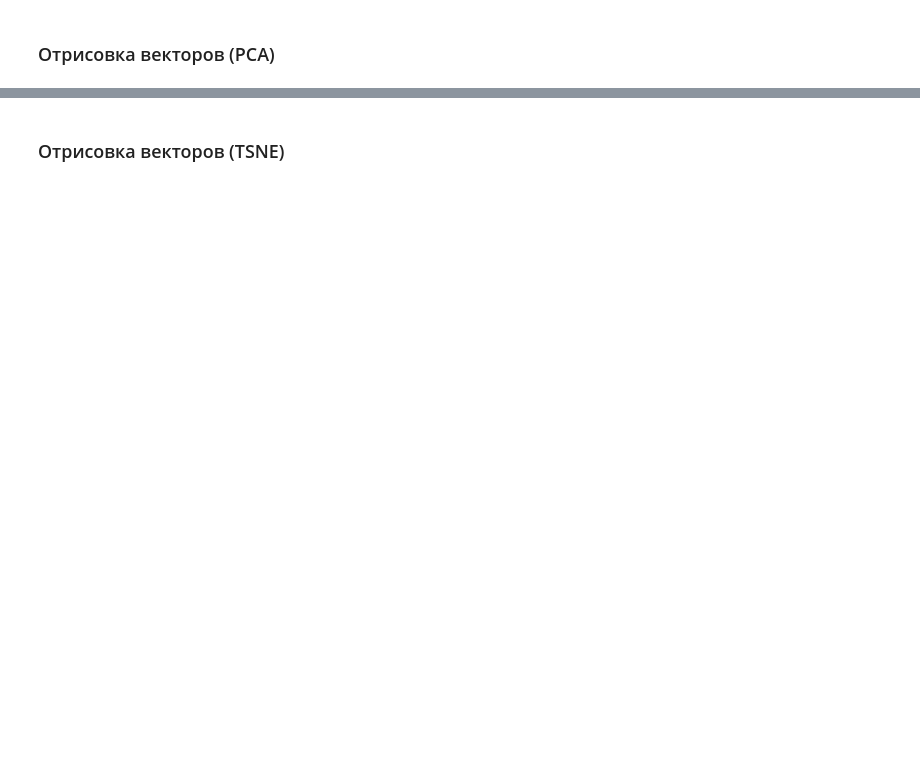
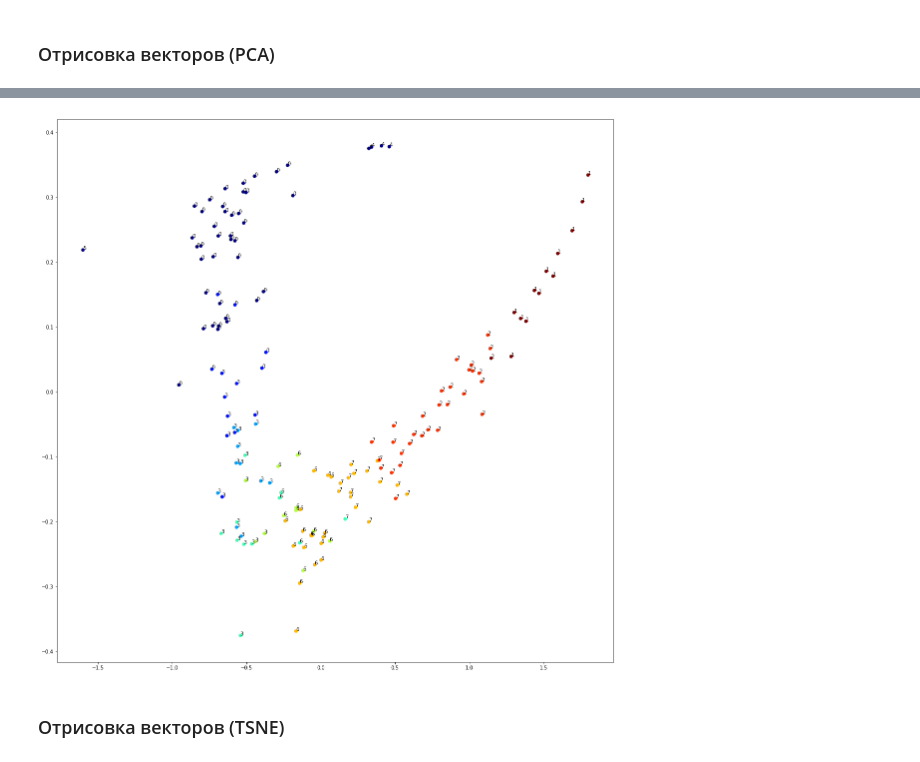
Before and after one commit to ddnovikov/gw-nlp, a Jupyter notebook: gw_main.ipynb, the cells around one changed output, grey strips where cells are left out. Cells and saved outputs as stored; diff of their text form; code cells hidden in the pictures; blank space fills up the shorter version.

```diff
--- a/gw_main.ipynb
+++ b/gw_main.ipynb
@@ -171,0 +243,3 @@ model = Doc2Vec(vector_size=400, negative=10, dbow_words=1, min_count=1, window=
+# %%
+pred_labels_agg = AgglomerativeClustering(linkage="average", n_clusters=8).fit_predict(model.docvecs.vectors_docs)
+metrics.fowlkes_mallows_score(true_labels, pred_labels_agg)
@@ -185,3 +309,16 @@ plt.show()
+# %%
+pca = PCA(n_components=2)
+X = pca.fit_transform(model.docvecs.vectors_docs)
+
+plt.figure(figsize=(20, 20))
+plt.scatter(X[:, 0], X[:, 1], c=true_labels, cmap='jet')
+
+for label, x, y in zip(pred_labels_agg, X[:, 0], X[:, 1]):
+    plt.annotate(label, xy=(x, y))
+
+plt.show()
+# %% [output]
+[figure, added]
 # %% [markdown]
 ### Отрисовка векторов (TSNE)
 # %%
```
Also changed, not shown: parts of 43 cells of this notebook, 2 other files.
